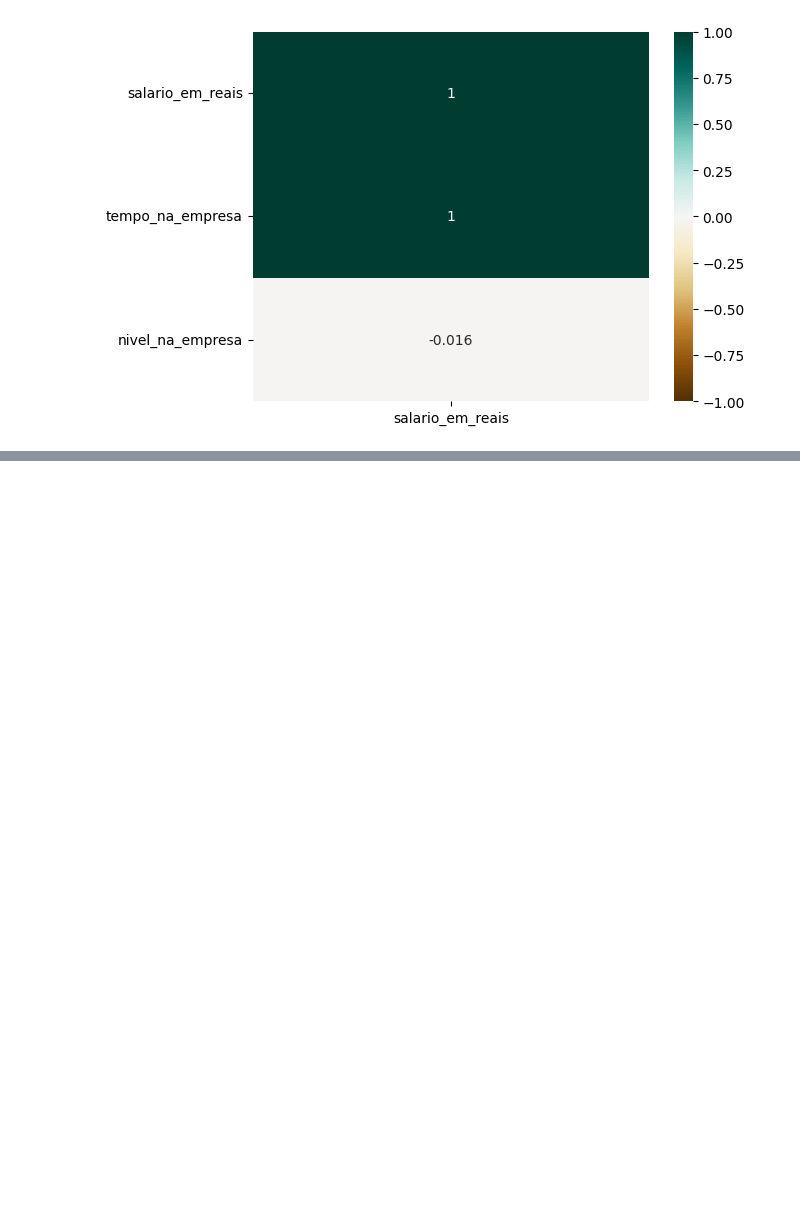
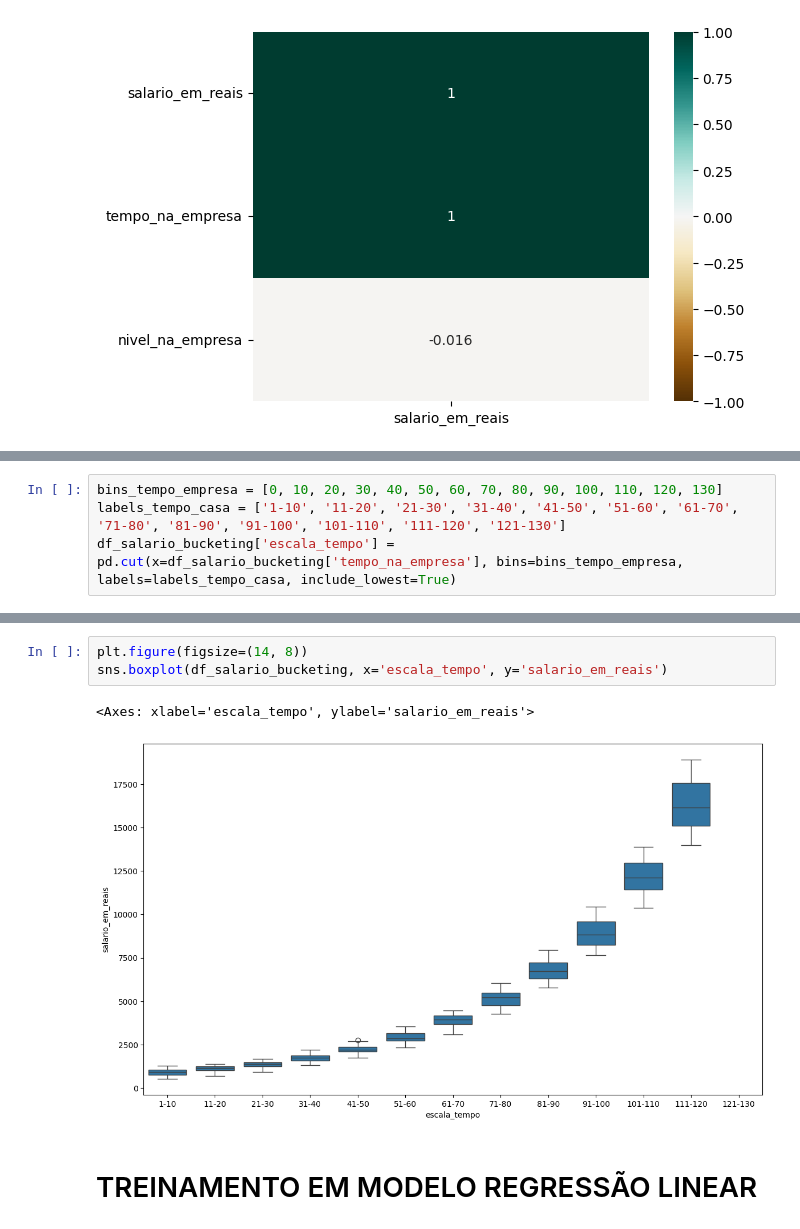
Before and after one commit to brunoramux/regressao_polinomial, a Jupyter notebook: modelo_salario.ipynb, the cells around one changed output, grey strips where cells are left out. Saved outputs shown, nothing was run; the diff lists cells and outputs as text; blank space fills up the shorter version.

Commit message:
Concluindo o modelo

```diff
--- a/modelo_salario.ipynb
+++ b/modelo_salario.ipynb
@@ -148,0 +151,4 @@ sns.heatmap(df_salario_eda.corr('spearman')[['salario_em_reais']].sort_values(by
+# %%
+bins_tempo_empresa = [0, 10, 20, 30, 40, 50, 60, 70, 80, 90, 100, 110, 120, 130]
+labels_tempo_casa = ['1-10', '11-20', '21-30', '31-40', '41-50', '51-60', '61-70', '71-80', '81-90', '91-100', '101-110', '111-120', '121-130']
+df_salario_bucketing['escala_tempo'] = pd.cut(x=df_salario_bucketing['tempo_na_empresa'], bins=bins_tempo_empresa, labels=labels_tempo_casa, include_lowest=True)
@@ -148,0 +187,8 @@ sns.heatmap(df_salario_eda.corr('spearman')[['salario_em_reais']].sort_values(by
+# %%
+plt.figure(figsize=(14, 8))
+sns.boxplot(df_salario_bucketing, x='escala_tempo', y='salario_em_reais')
+# %% [output]
+<Axes: xlabel='escala_tempo', ylabel='salario_em_reais'>
+[figure, added]
+# %% [markdown]
+# TREINAMENTO EM MODELO REGRESSÃO LINEAR
```
Also changed, not shown: parts of 41 cells of this notebook, 1 other file.
